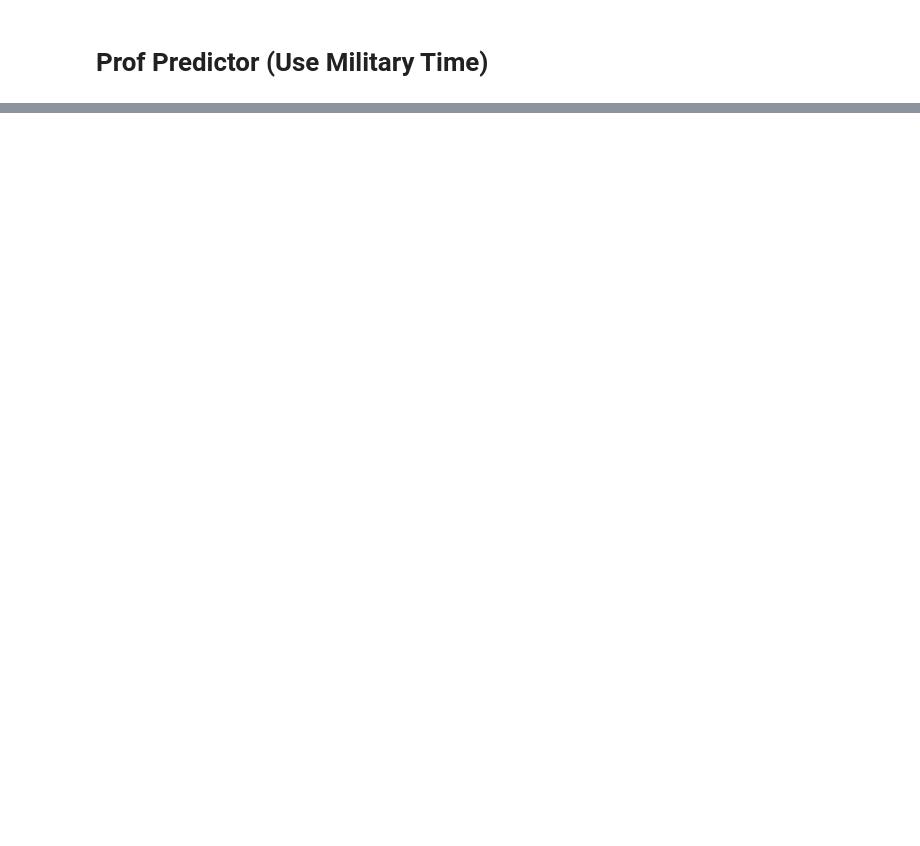
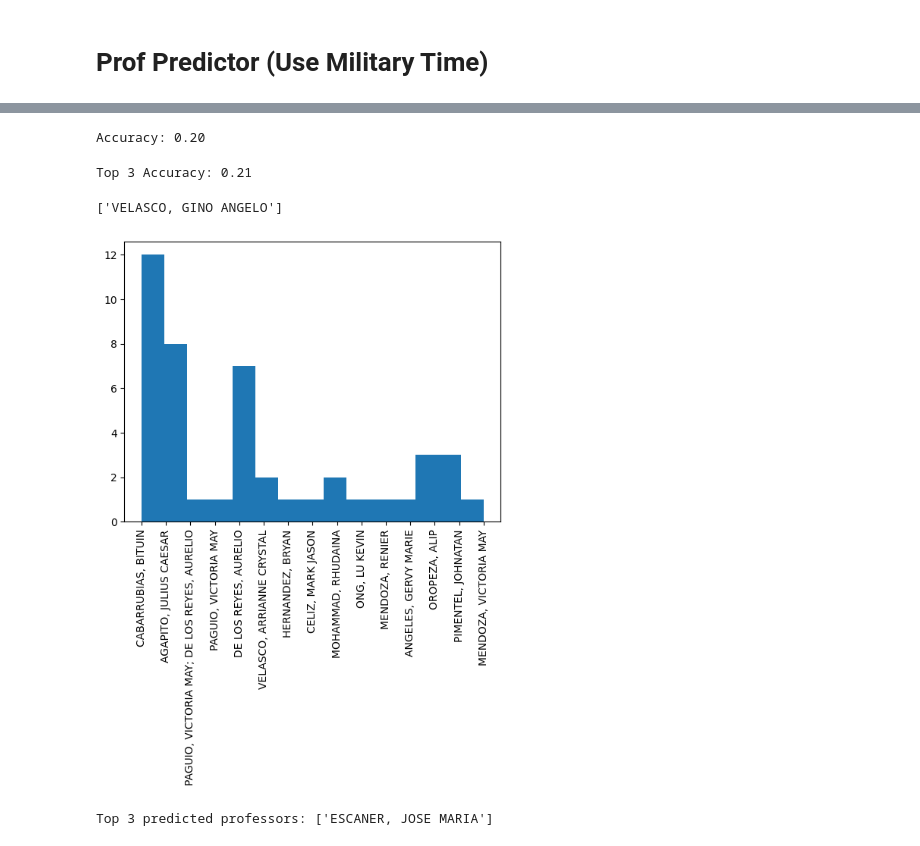
Before and after one commit to ice-leo/UPD-CRS-Prof-Predictor, a Jupyter notebook: CRS_Prof_Predictor.ipynb, the cells around one changed output, grey strips where cells are left out. Cells and saved outputs as stored; diff of their text form; code cells hidden in the pictures; blank space fills up the shorter version.

```diff
--- a/CRS_Prof_Predictor.ipynb
+++ b/CRS_Prof_Predictor.ipynb
@@ -623,0 +752,51 @@ Predicted Professor: ['PAGUIO, VICTORIA MAY']
+# %%
+# Make predictions
+y_pred = best_rf.predict(X_test)
+
+# Evaluate the model
+accuracy = accuracy_score(y_test, y_pred)
+print(f'Accuracy: {accuracy:.2f}')
+# %% [output]
+Accuracy: 0.20
+# %%
+# Function to get top N predictions
+def get_top_n_predictions(predictions, n=3):
+    top_n = np.argsort(predictions, axis=1)[:, -n:]
+    return top_n
+
+# Train and predict with the Random Forest model 3 times
+n_models = 3
+trained_models = []
+all_top_n_predictions = []
+
+for _ in range(n_models):
+    rf = RandomForestClassifier(**best_params, random_state=42)
+    rf.fit(X_train, y_train)
+    y_pred = rf.predict(X_test)
+    trained_models.append(rf)
+    all_top_n_predictions.append(y_pred)
+
+# Combine predictions to get top 3 predictions
+def aggregate_predictions(predictions_list, n=3):
+    combined_predictions = np.zeros((predictions_list[0].shape[0], len(le.classes_)))
+    for preds in predictions_list:
+        for i in range(preds.shape[0]):
+            combined_predictions[i, preds[i]] += 1
+    return np.argsort(combined_predictions, axis=1)[:, -n:]
+
+# Get the aggregated top 3 predictions
+top_3_indices = aggregate_predictions(all_top_n_predictions)
+
+# Check if actual class is in top 3 predictions
+def calculate_top_n_accuracy(y_true, top_n_indices):
+    correct = 0
+    for i in range(len(y_true)):
+        if y_true.iloc[i] in top_n_indices[i]:
+            correct += 1
+    return correct / len(y_true)
+
+# Calculate accuracy
+accuracy = calculate_top_n_accuracy(y_test, top_3_indices)
+print(f'Top 3 Accuracy: {accuracy:.2f}')
+# %% [output]
+Top 3 Accuracy: 0.21
@@ -623,0 +849,25 @@ Predicted Professor: ['PAGUIO, VICTORIA MAY']
+# %%
+#Example usage
+top_3_profs = predict_top_3_profs(number='123.1', day='WF', start_time='8:00', end_time='11:00')
+print(top_3_profs)
+# %% [output]
+['VELASCO, GINO ANGELO']
+# %%
+import matplotlib.pyplot as plt
+
+plt.hist(df[df['Number'] == '122']['Prof'], bins=15)
+plt.xticks(rotation=90)
+plt.show()
+# %% [output]
+[figure, added]
+# %%
+# Example usage of predict_top_3_profs function
+number = '150.1'
+day = 'WF'
+start_time = '13:00'
+end_time = '14:30'
+
+predicted_profs = predict_top_3_profs(number, day, start_time, end_time)
+print(f'Top 3 predicted professors: {predicted_profs}')
+# %% [output]
+Top 3 predicted professors: ['ESCANER, JOSE MARIA']
```
Also changed, not shown: parts of 51 cells of this notebook.
